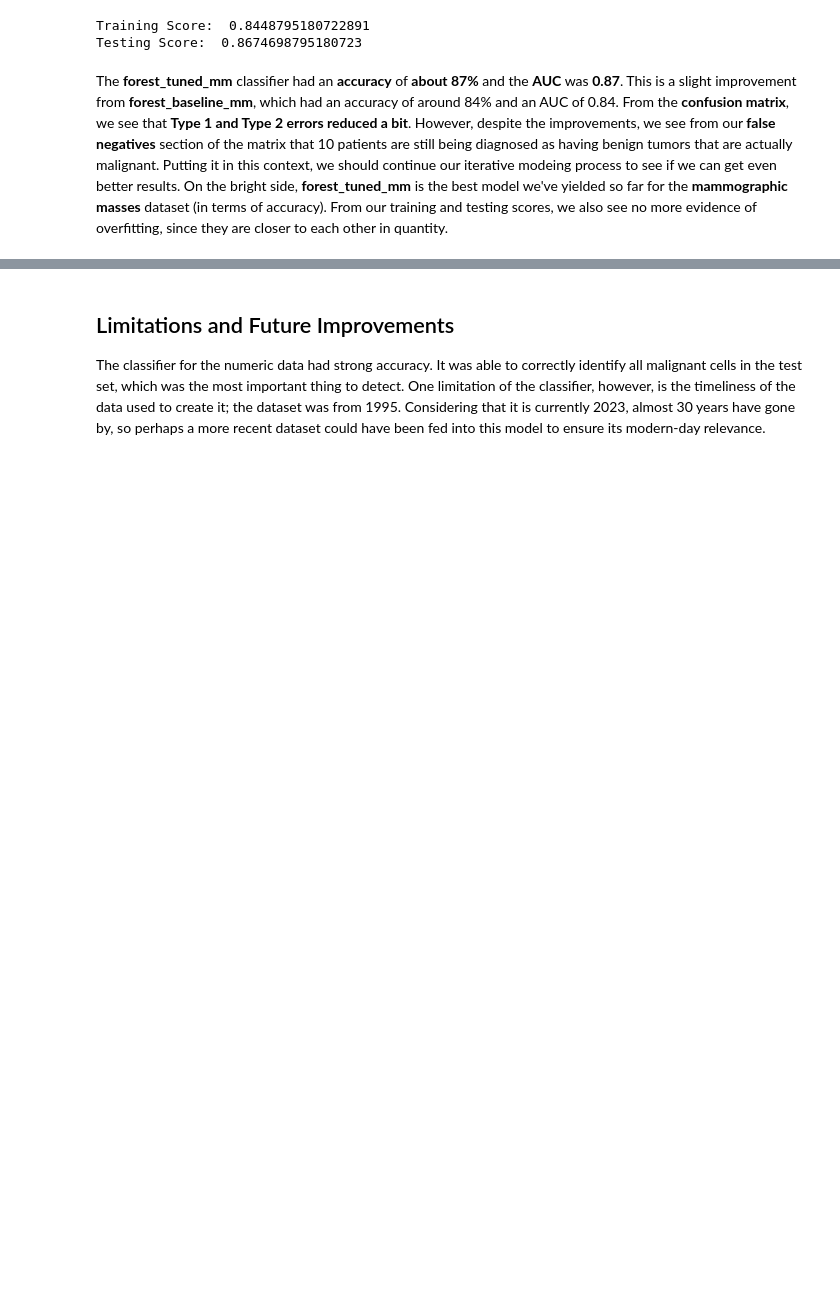
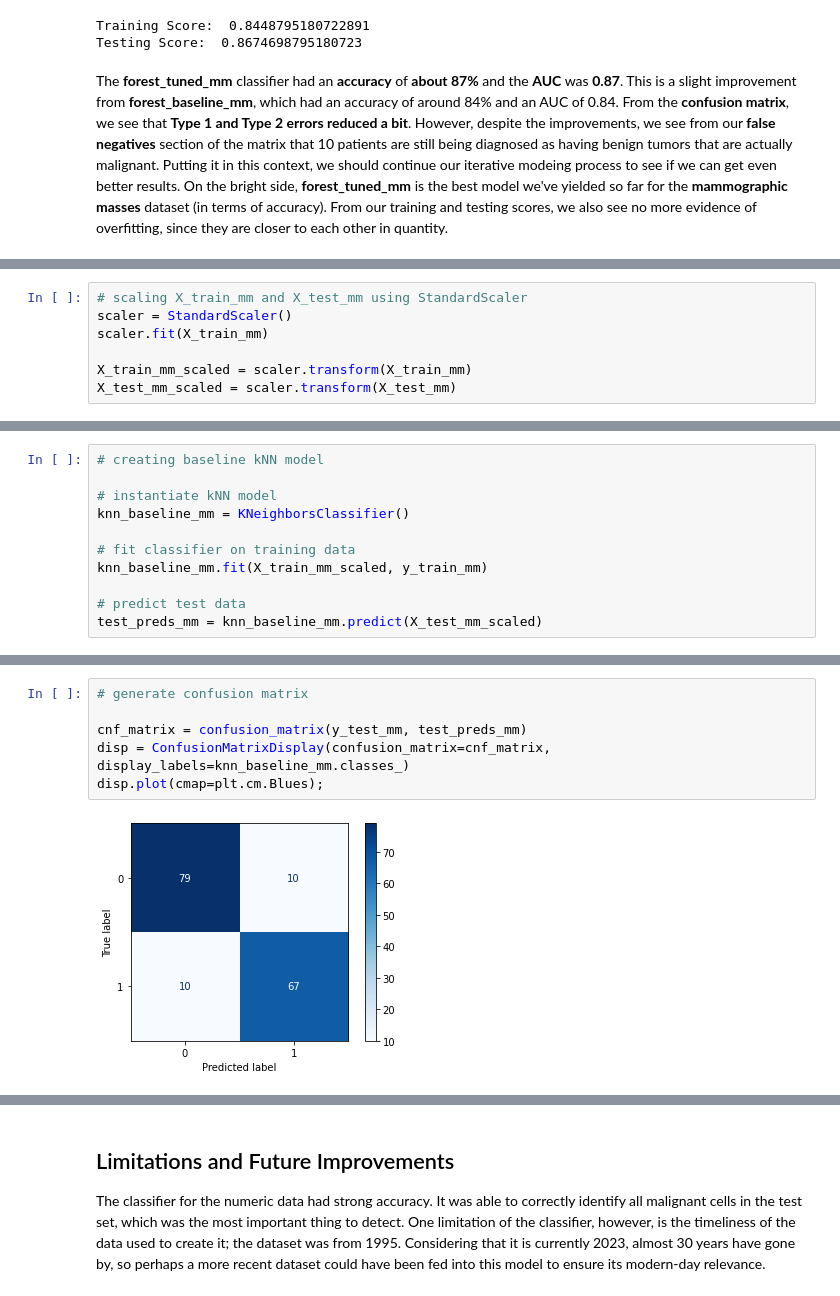
Before and after one commit to jbenedito99/Breast-Cancer-Classification, a Jupyter notebook: notebook.ipynb, the cells around one changed output, grey strips where cells are left out. Cells and saved outputs as stored; diff of their text form; blank space fills up the shorter version.

Commit message:
Added KNN models for MM dataset

```diff
--- a/notebook.ipynb
+++ b/notebook.ipynb
@@ -958,0 +962,7 @@ Keras model; went a step further for this dataset because we haven't yielded an
+# %%
+# scaling X_train_mm and X_test_mm using StandardScaler
+scaler = StandardScaler()
+scaler.fit(X_train_mm)
+
+X_train_mm_scaled = scaler.transform(X_train_mm)
+X_test_mm_scaled = scaler.transform(X_test_mm)
@@ -958,0 +971,11 @@ Keras model; went a step further for this dataset because we haven't yielded an
+# %%
+# creating baseline kNN model
+
+# instantiate kNN model
+knn_baseline_mm = KNeighborsClassifier()
+
+# fit classifier on training data
+knn_baseline_mm.fit(X_train_mm_scaled, y_train_mm)
+
+# predict test data
+test_preds_mm = knn_baseline_mm.predict(X_test_mm_scaled)
@@ -958,0 +996,8 @@ Keras model; went a step further for this dataset because we haven't yielded an
+# %%
+# generate confusion matrix
+
+cnf_matrix = confusion_matrix(y_test_mm, test_preds_mm)
+disp = ConfusionMatrixDisplay(confusion_matrix=cnf_matrix, display_labels=knn_baseline_mm.classes_)
+disp.plot(cmap=plt.cm.Blues);
+# %% [output]
+[figure, added]
```
Also changed, not shown: parts of 19 cells of this notebook.
